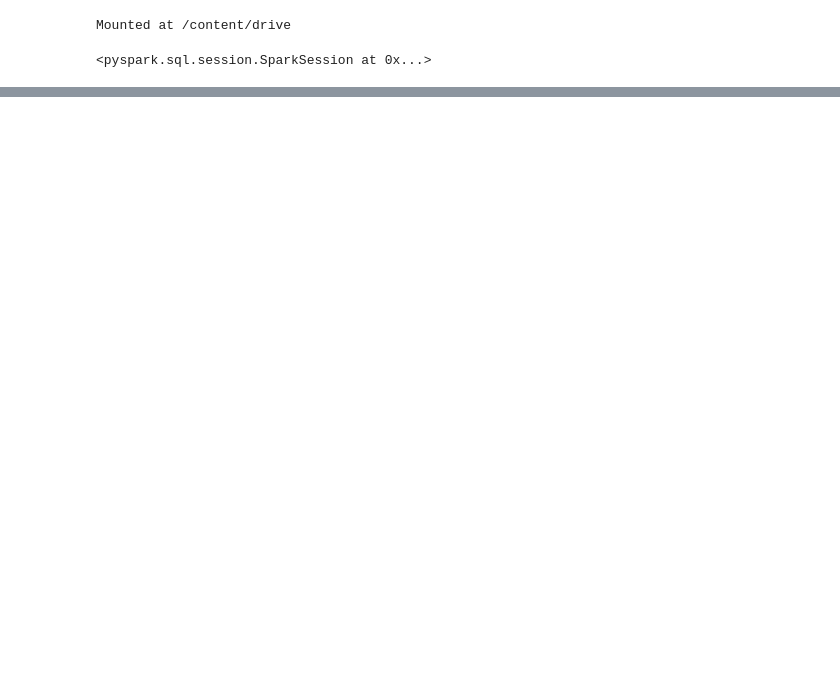
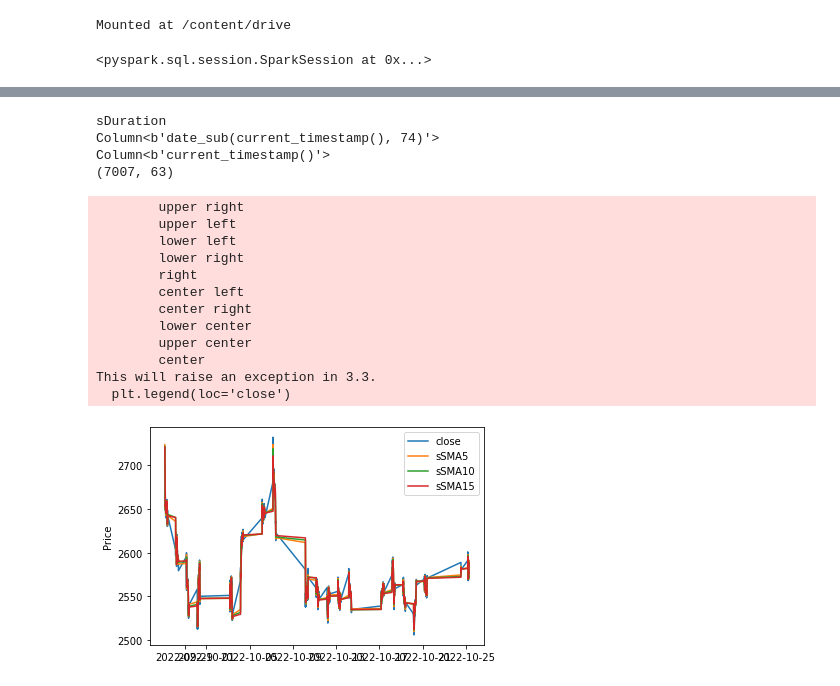
Before and after one commit to vinay-pv/DA231o-Stock-Indicators, a Jupyter notebook: Data_Riggers_Stock_Indicators.ipynb, the cells around one changed output, grey strips where cells are left out. Cells and saved outputs as stored; diff of their text form; code cells hidden in the pictures; blank space fills up the shorter version.

```diff
--- a/Data_Riggers_Stock_Indicators.ipynb
+++ b/Data_Riggers_Stock_Indicators.ipynb
@@ -96,0 +342,25 @@ only showing top 5 rows
+# %%
+sDF = DFObj()
+sDF.df = oDF.df
+AnalysisDF.genSMA(sDF, rhrs=5, withColName="sSMA5")
+AnalysisDF.genSMA(sDF, rhrs=10, withColName="sSMA10")
+AnalysisDF.genSMA(sDF, rhrs=15, withColName="sSMA15")
+sDF.plot(plIndList = ["close","sSMA5","sSMA10","sSMA15"])
+# %% [output]
+sDuration
+Column<b'date_sub(current_timestamp(), 74)'>
+Column<b'current_timestamp()'>
+(7007, 63)
+        upper right
+        upper left
+        lower left
+        lower right
+        right
+        center left
+        center right
+        lower center
+        upper center
+        center
+This will raise an exception in 3.3.
+  plt.legend(loc='close')
+[figure, added]
```
Also changed, not shown: parts of 31 cells of this notebook.
